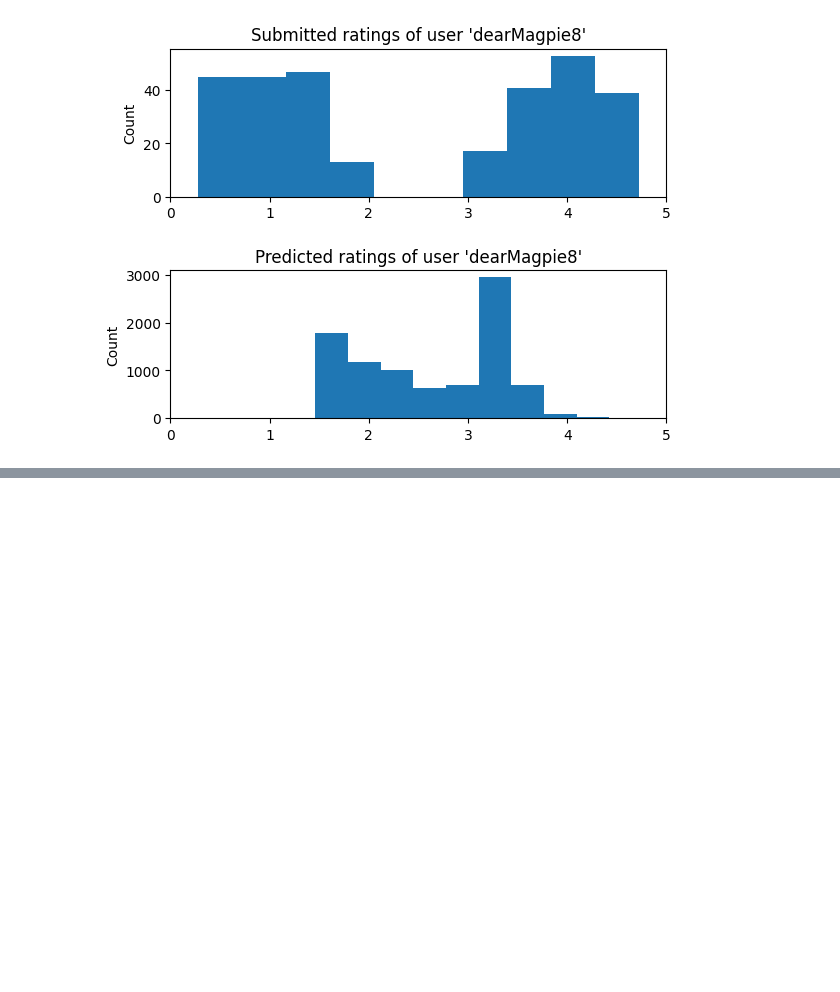
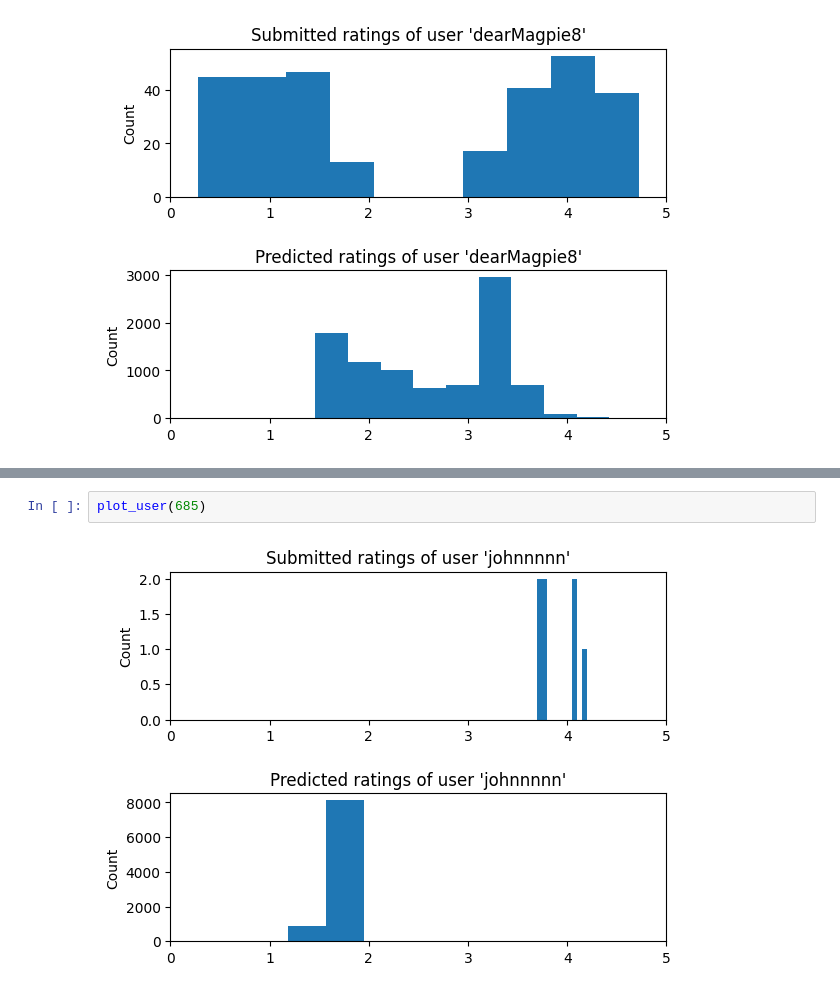
Before and after one commit to John-Atha/diploma, a Jupyter notebook: model-api/experiments/user_predictions.ipynb, the cells around one changed output, grey strips where cells are left out. Drawn from its saved outputs; the diff is of its cells as text; blank space fills up the shorter version.

```diff
--- a/model-api/experiments/user_predictions.ipynb
+++ b/model-api/experiments/user_predictions.ipynb
@@ -586,0 +593,4 @@ plot_user(296)
+# %%
+plot_user(685)
+# %% [output]
+[figure, added]
```
Also changed, not shown: parts of 8 cells of this notebook, 10 other files.
